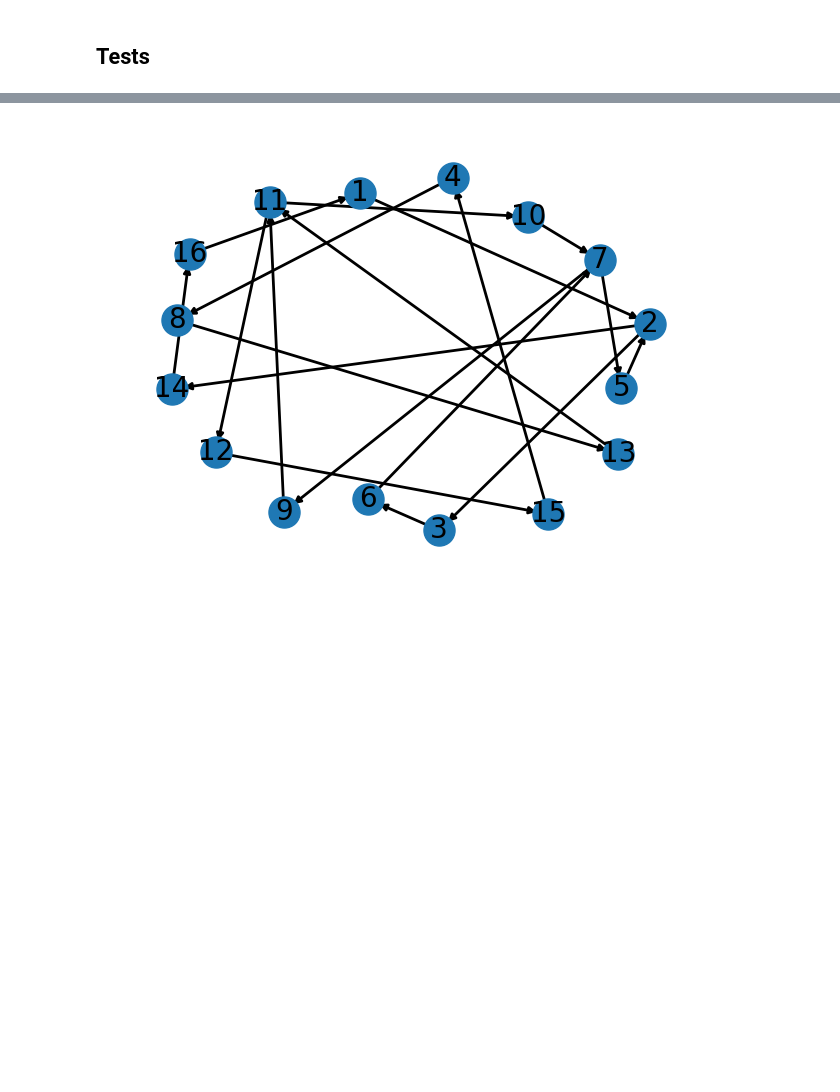
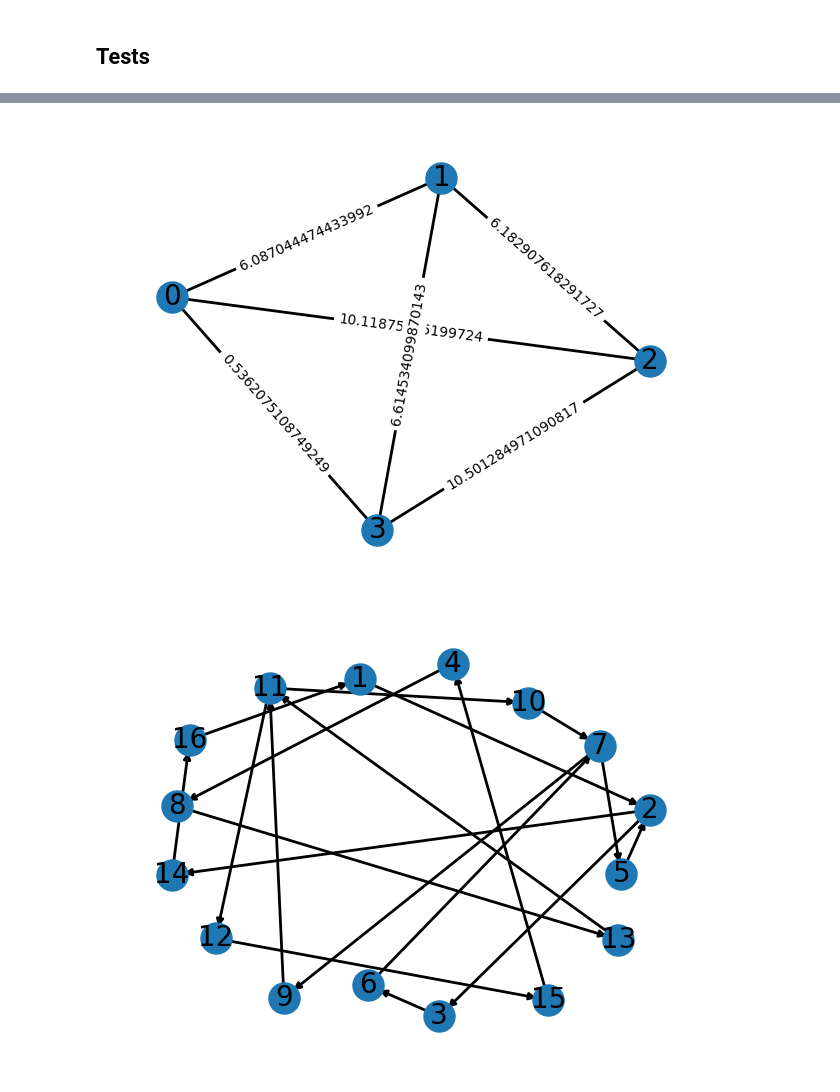
Before and after one commit to paulchambaz/canadian-salesman-problem, a Jupyter notebook: cr/networkx_christofides.ipynb, the cells around one changed output, grey strips where cells are left out. Saved outputs shown, nothing was run; the diff lists cells and outputs as text; code cells hidden in the pictures; blank space fills up the shorter version.

```diff
--- a/cr/networkx_christofides.ipynb
+++ b/cr/networkx_christofides.ipynb
@@ -73,3 +73,7 @@ print_graph(G_cr_tour)
+# %%
+print_graph(G)
+# %% [output]
+[figure, added]
 # %%
 G.remove_edges_from(graphs[0][1])
 # %%
```
Also changed, not shown: parts of 5 cells of this notebook, 22 other files.
